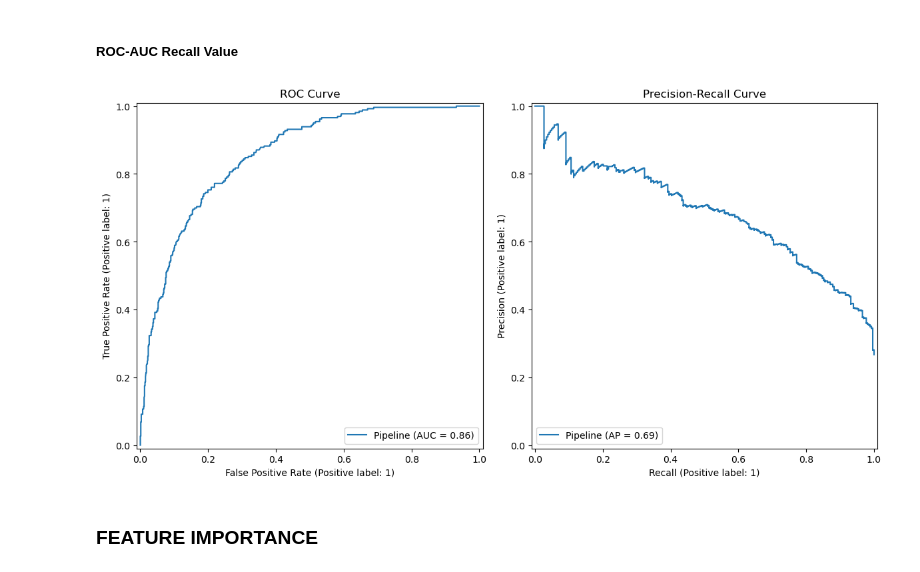
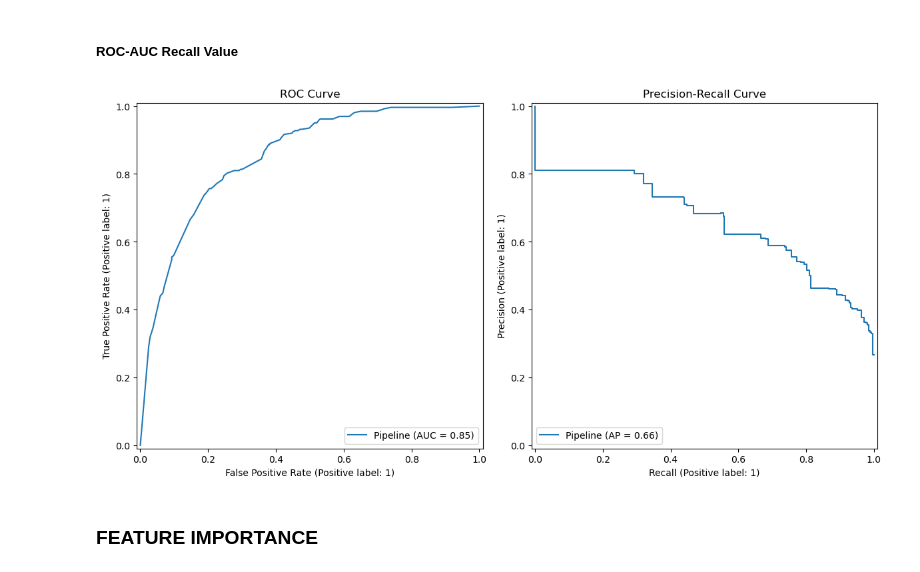
Before and after one commit to fahdmuchammad/Capstone-3-Purwadhika-Machine-learning, a Jupyter notebook: Capstone_3_Muchammad Fahd_Telco.ipynb, the cells around one changed output. Cells and saved outputs as stored; diff of their text form; code cells hidden in the pictures.

```diff
--- a/Capstone_3_Muchammad Fahd_Telco.ipynb
+++ b/Capstone_3_Muchammad Fahd_Telco.ipynb
@@ -904,7 +906,7 @@ ros = RandomOverSampler(random_state=20)
 # Pipeline
 pipe_model = ImbPipeline([
     ('prep', transform),
-    ('resampling', ros),
+    ('resampling', rus),
     ('model', logreg)
 ])
 
@@ -1059,17 +1062,17 @@ plt.show()
 # %%
 plt.close('all')
 fig, (ax1, ax2) = plt.subplots(1, 2, figsize=(12, 6))
 
-RocCurveDisplay.from_estimator(gscv.best_estimator_, X_test, y_test, ax=ax1)
-PrecisionRecallDisplay.from_estimator(gscv.best_estimator_, X_test, y_test, ax=ax2)
+RocCurveDisplay.from_estimator(grid_search_cv.best_estimator_, X_test, y_test, ax=ax1)
+PrecisionRecallDisplay.from_estimator(grid_search_cv.best_estimator_, X_test, y_test, ax=ax2)
 
 ax1.set_title('ROC Curve')
 ax2.set_title('Precision-Recall Curve')
 
 plt.tight_layout()
 plt.show()
 # %% [output]
-[figure, old version]
+[figure, new version]
 # %% [markdown]
 ### FEATURE IMPORTANCE
 # %%
```
Also changed, not shown: parts of 16 cells of this notebook, 1 other file.
